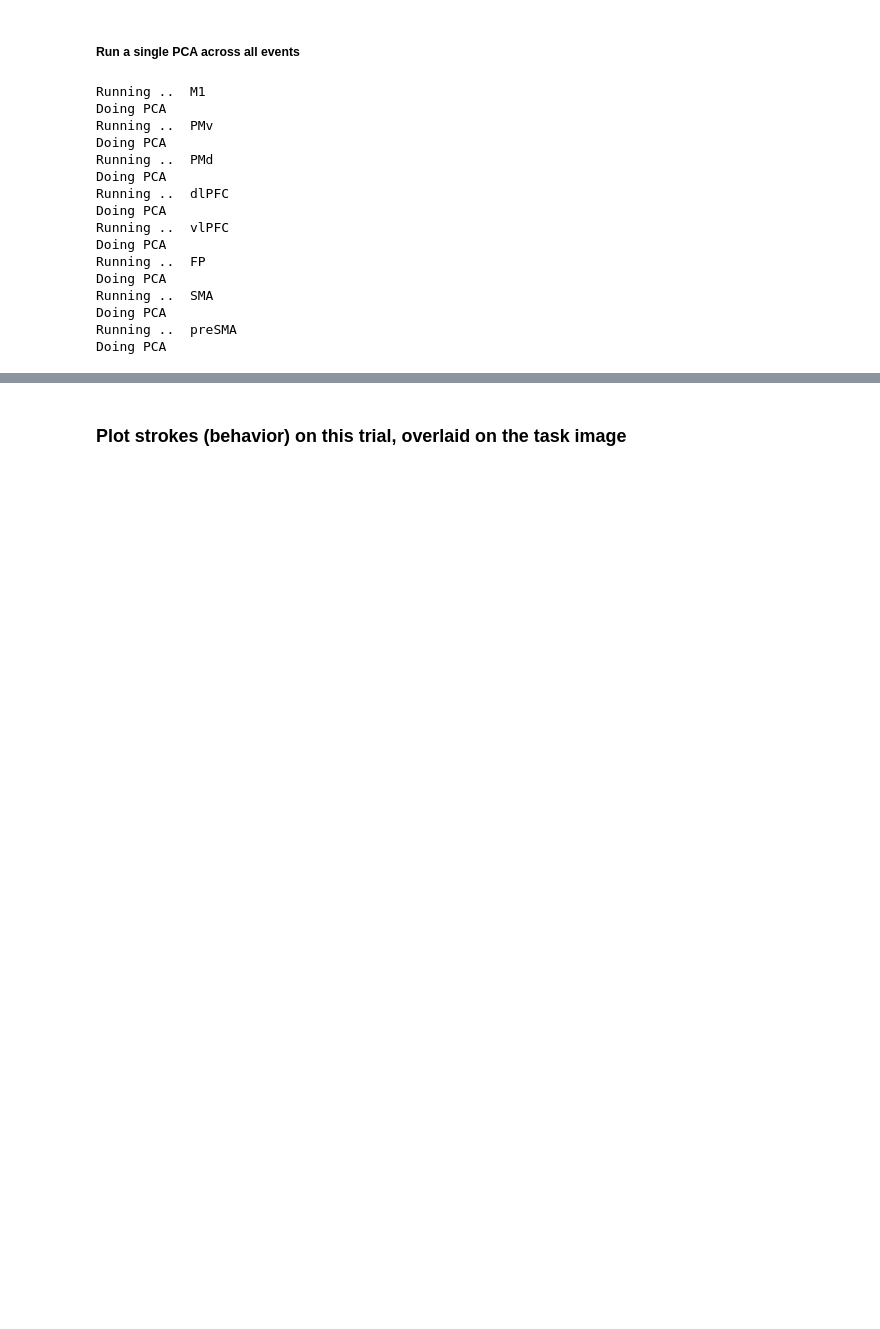
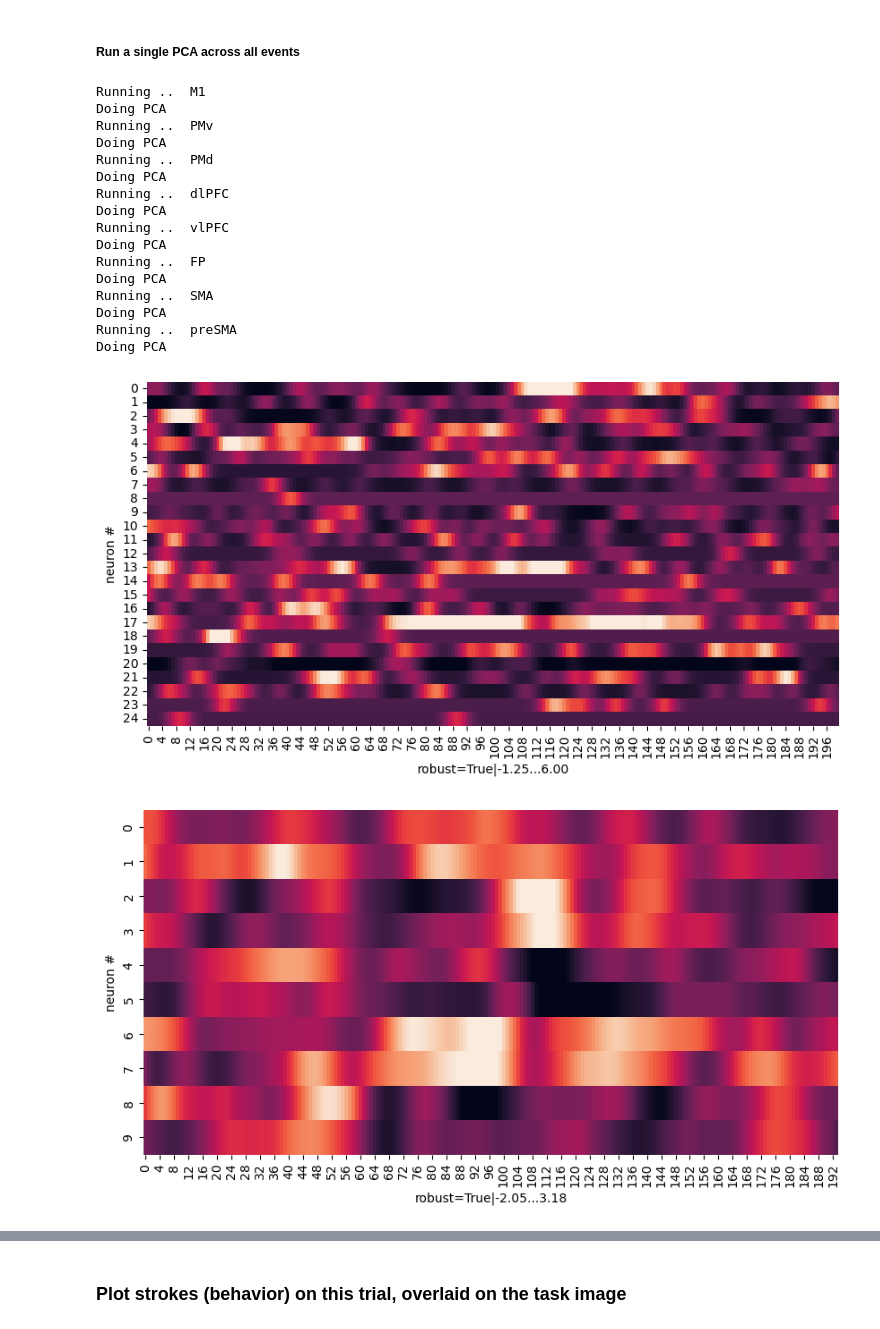
Before and after one commit to lucast4/neuralmonkey, a Jupyter notebook: neuralmonkey/notebooks_tutorials/240531_tutorial_general_good.ipynb, the cells around one changed output, grey strips where cells are left out. Saved outputs shown, nothing was run; the diff lists cells and outputs as text; code cells hidden in the pictures; blank space fills up the shorter version.

```diff
--- a/neuralmonkey/notebooks_tutorials/240531_tutorial_general_good.ipynb
+++ b/neuralmonkey/notebooks_tutorials/240531_tutorial_general_good.ipynb
@@ -162,9 +150,12 @@ Running ..  preSMA
 Doing PCA
 # %%
 # Look at raw and PCA data for an example PA
-ind = 2
+ind = 20
 pa = DFallpa["pa"].values[ind]
 pa_pca = DFallpa["pa_pca"].values[ind]
 
 pa.plotNeurHeat(0)
 pa_pca.plotNeurHeat(0)
+# %% [output]
+[figure, added]
+[figure, added]
```
Also changed, not shown: parts of 5 cells of this notebook.
